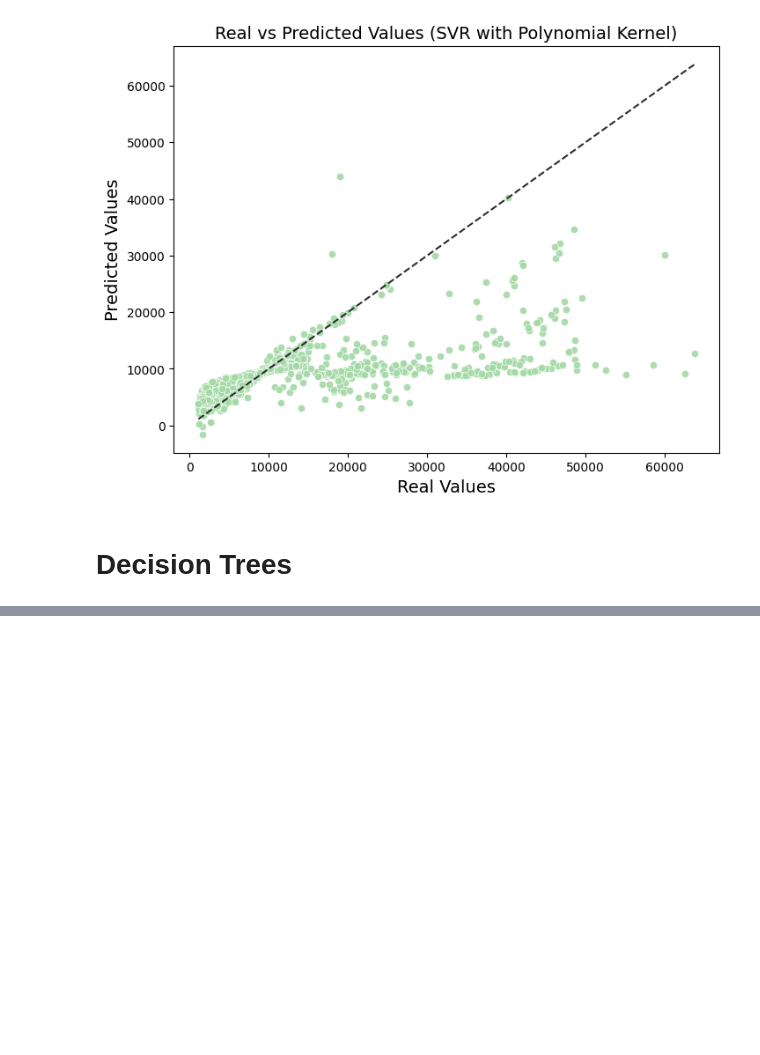
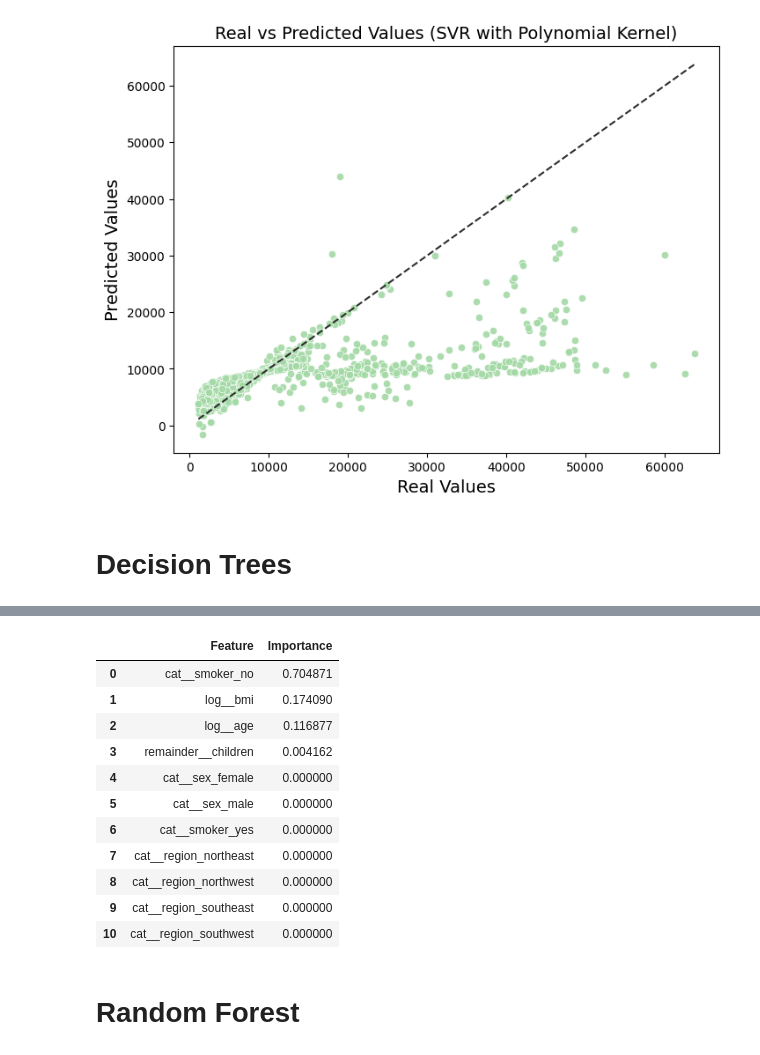
Before and after one commit to Gonzalo-Caro/Practicas-ML-NN, a Jupyter notebook: 1.Models/2.Insurance_Charges_Regression.ipynb, the cells around one changed output, grey strips where cells are left out. Saved outputs shown, nothing was run; the diff lists cells and outputs as text; code cells hidden in the pictures; blank space fills up the shorter version.

```diff
--- a/1.Models/2.Insurance_Charges_Regression.ipynb
+++ b/1.Models/2.Insurance_Charges_Regression.ipynb
@@ -800,0 +879,29 @@ plt.show()
+# %%
+tree_model = tree_reg.named_steps['decisiontreeregressor']
+importances = tree_model.feature_importances_
+
+feature_names_out = preprocessing.get_feature_names_out()
+# %%
+feature_importance = pd.DataFrame({
+    'Feature': feature_names_out,
+    'Importance': importances
+})
+
+feature_importance = feature_importance.sort_values(by='Importance', ascending=False).reset_index(drop=True)
+
+feature_importance
+# %% [output]
+|  | Feature | Importance |
+| 0 | cat__smoker_no | 0.704871 |
+| 1 | log__bmi | 0.174090 |
+| 2 | log__age | 0.116877 |
+| 3 | remainder__children | 0.004162 |
+| 4 | cat__sex_female | 0.000000 |
+| 5 | cat__sex_male | 0.000000 |
+| 6 | cat__smoker_yes | 0.000000 |
+| 7 | cat__region_northeast | 0.000000 |
+| 8 | cat__region_northwest | 0.000000 |
+| 9 | cat__region_southeast | 0.000000 |
+| 10 | cat__region_southwest | 0.000000 |
+# %% [markdown]
+# Random Forest
```
Also changed, not shown: parts of 8 cells of this notebook, 3 other files.
